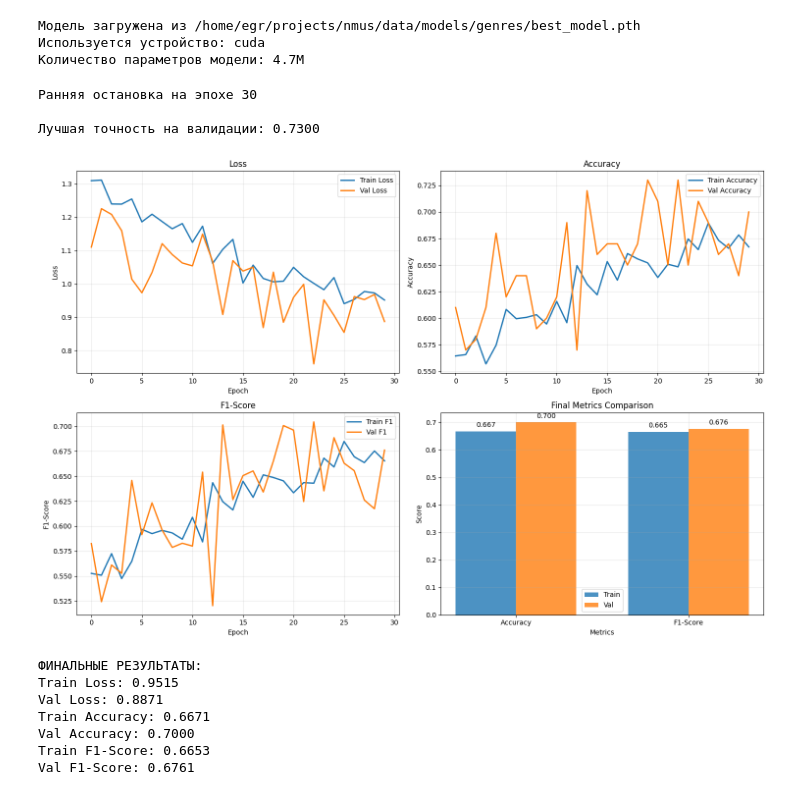
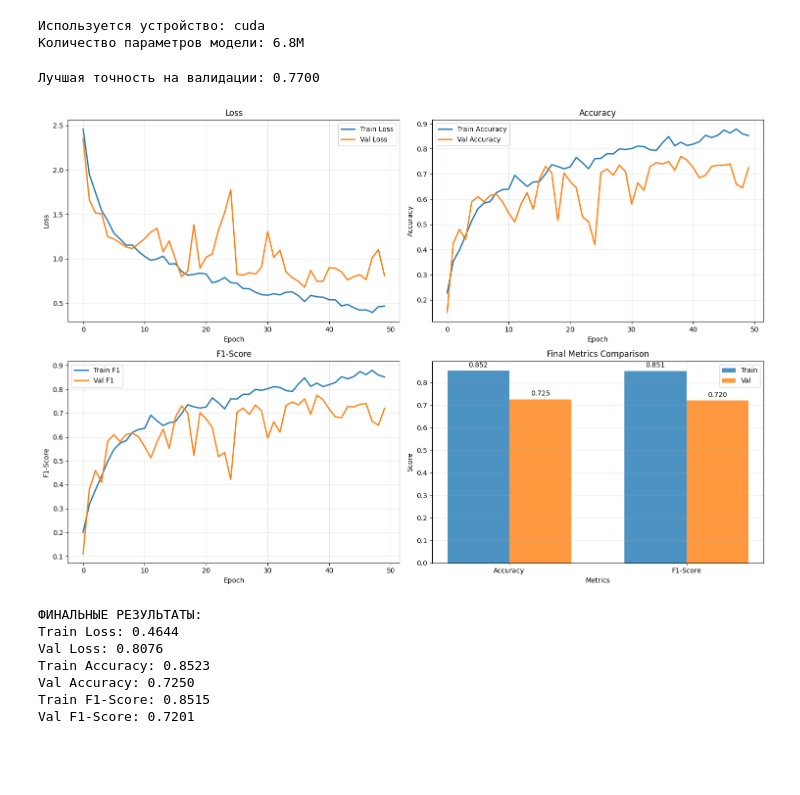
Before and after one commit to ivag0/nmus, a Jupyter notebook: notebooks/genres/02_model_training.ipynb, the cells around one changed output. Drawn from its saved outputs; the diff is of its cells as text; code cells hidden in the pictures; blank space fills up the shorter version.

```diff
--- a/notebooks/genres/02_model_training.ipynb
+++ b/notebooks/genres/02_model_training.ipynb
@@ -1,17 +1,27 @@
 # %%
 #ПАРАМЕТРЫ
 configs = {
-    'batch_size' : 32,     #размер батча
-    'num_workers' : 4,     #количество процессов для загрузки датасета
-    'lr' : 1e-4,             #learning rate
-    'weight_decay' : 1e-4,   #
-    'num_epochs' : 50,     #
+    # ОБУЧЕНИЕ
+    'lr' : 5e-5,            # 'скорость' обучения
+    'weight_decay' : 1e-5,  # l2-регуляризация (затухание весов)
+    'load_model' : False,   # загружать ли модель
+    'num_epochs' : 50,      # количество эпох для обучения
+    'patience' : 15,        # остановка обучения после N эпох без улучшений
+    'augmentation': True,   # использовать ли аугментацию
 
-    'augmentation': True,  #использовать ли аугментацию
+    # ДАТАСЕТ
+    'batch_size' : 32,      #размер батча
+    'num_workers' : 4,      #количество процессов для загрузки датасета
+    'train_ratio': 0.8,     #для обучения
+    'val_ratio': 0.5,       #для валидации (от 1-train_ratio)
+    'test_ratio': 0.5,      #для теста  (от 1-train_ratio)
 
-    'train_ratio': 0.8,    #для обучения
-    'val_ratio': 0.5,      #для валидации (от 1-train_ratio)
-    'test_ratio': 0.5,     #для теста  (от 1-train_ratio)
+    # МОДЕЛЬ
+    'spec_height' : 128,    # высота входных данных (спектрограммы)
+    'spec_width' : 384,     # длина входных данных (спектрограммы)
+    'hidden_layer' : 512,    # размер скрытого слоя модели, второй скрытый слой - hidden // 2
+    'num_classes' : 10,     # количество выходов модели (классов)
+
 }
 # %%
 #ИМПОРТ И ФУНКЦИИ С КЛАССАМИ
@@ -583,44 +603,41 @@ GPU Memory cached: 0.67 GB
 # %%
 #ОБУЧЕНИЕ МОДЕЛИ
 num_epochs = 50            # количество эпох для обучения
-patience = 10              # остановка обучения после N эпох без улучшений
+patience = 15              # остановка обучения после N эпох без улучшений
 
-# model = AudioCNN(dataset.num_genres)
-model = AudioCNN(10, 512)
-model = load_model(model, "/home/egr/projects/nmus/data/models/genres/best_model.pth", device)
+model = AudioCNN(configs['num_classes'], configs['spec_height'], configs['spec_width'], configs['hidden_layer'])
+if configs['load_model']:
+    model = load_model(model, "/home/egr/projects/nmus/data/models/genres/best_model.pth", device)
 model.to(device)
 
-optimizer = torch.optim.Adam(model.parameters(), lr=1e-5, weight_decay=1e-4)
+optimizer = torch.optim.Adam(model.parameters(), lr=configs['lr'], weight_decay=configs['weight_decay'])
 criterion = nn.CrossEntropyLoss()
 
 history, trained_model = train_model(
     model=model,
     train_loader=train_loader,
-    test_loader=test_loader,
+    test_loader=None,
     val_loader=val_loader,
     optimizer=optimizer,
     criterion=criterion,
     scheduler=None,
     num_epochs=num_epochs,
     patience=patience,
     device=device,
     save_path="/home/egr/projects/nmus/data/models/genres/best_model.pth"
 )
 
 plot_training_history(history)
 # %% [output]
-Модель загружена из /home/egr/projects/nmus/data/models/genres/best_model.pth
 Используется устройство: cuda
-Количество параметров модели: 4.7M
+Количество параметров модели: 6.8M
-Ранняя остановка на эпохе 30
-
-Лучшая точность на валидации: 0.7300
+Лучшая точность на валидации: 0.7700
-[figure, old version]
+[figure, new version]
 ФИНАЛЬНЫЕ РЕЗУЛЬТАТЫ:
-Train Loss: 0.9515
-Val Loss: 0.8871
-Train Accuracy: 0.6671
-Val Accuracy: 0.7000
-Train F1-Score: 0.6653
-Val F1-Score: 0.6761
+Train Loss: 0.4644
+Val Loss: 0.8076
+Train Accuracy: 0.8523
+Val Accuracy: 0.7250
+Train F1-Score: 0.8515
+Val F1-Score: 0.7201
 # %%
```
Also changed, not shown: parts of 3 cells of this notebook.
